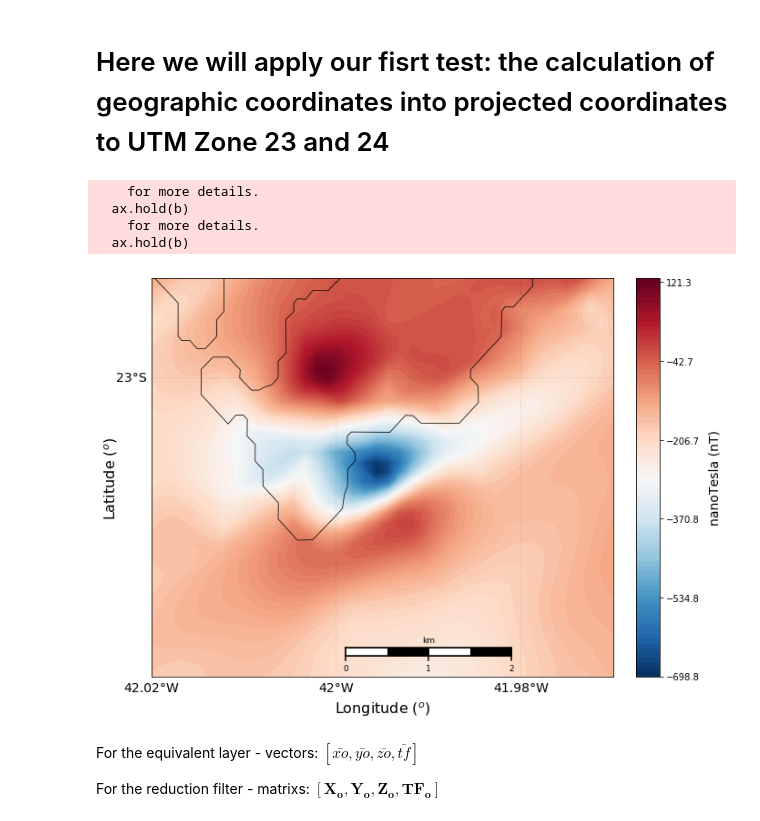
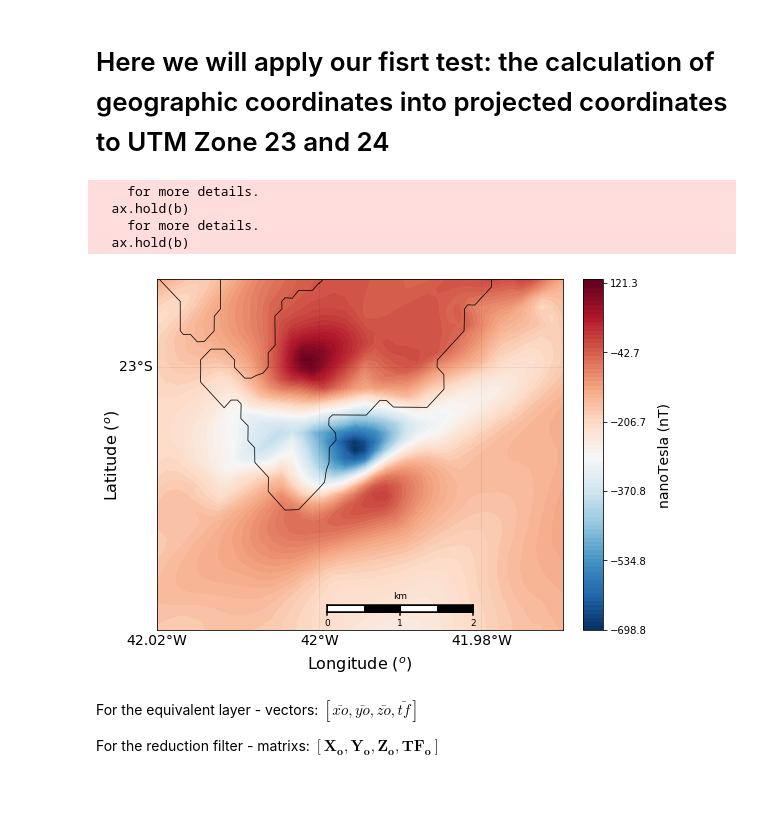
Before and after one commit to nelsondelimar/master, a Jupyter notebook: dissertation/real_pontal-atalaia.ipynb, the cells around one changed output. Saved outputs shown, nothing was run; the diff lists cells and outputs as text; code cells hidden in the pictures; blank space fills up the shorter version.

```diff
--- a/dissertation/real_pontal-atalaia.ipynb
+++ b/dissertation/real_pontal-atalaia.ipynb
@@ -155,28 +155,28 @@ meridians2 = numpy.linspace(-42.04, -41.96, 5)
 # %%
 # Plotting the location map
 pyplot.close('all')
-pyplot.figure(figsize=(10, 10))
+pyplot.figure(figsize=(8, 8))
 
 map4.drawmeridians(meridians2, labels=[1, 0, 0, 1], fontsize = 14, linewidth=0.1)
 map4.drawparallels(parallels2, labels=[1, 0, 0, 1], fontsize = 14, linewidth=0.1)
 map4.drawcoastlines(linewidth = 0.75, color = 'k', linestyle = 'solid')
 map4.drawmapscale(-41.99, -23.0275, long0.max(), lati0.max(), 2, barstyle = 'fancy')
 cs4 = map4.contourf(long0.reshape(shape), lati0.reshape(shape), tf.reshape(shape), 100,
                     cmap = pyplot.cm.RdBu_r, latlon = True, alpha = 1.)
 cbar = map4.colorbar(cs4, location = 'right', size = '5%', pad = '5%')
 cbar.set_ticks(numpy.linspace(tf.min(), tf.max(), 6))
 cbar.set_clim(tf.min(), tf.max())
 cbar.set_label('nanoTesla (nT)', fontsize = 14, rotation = 90, labelpad = 10)
 
 pyplot.xlabel('Longitude $(^o)$', fontsize = 16, labelpad = 25)
 pyplot.ylabel('Latitude $(^o)$', fontsize = 16, labelpad = 35)
 pyplot.show()
 # %% [output]
     for more details.
   ax.hold(b)
     for more details.
   ax.hold(b)
-[figure, old version]
+[figure, new version]
 # %% [markdown]
 For the equivalent layer - vectors: $\left[\bar{xo}, \bar{yo}, \bar{zo}, \bar{tf} \right]$
 
```
Also changed, not shown: parts of 9 cells of this notebook.
